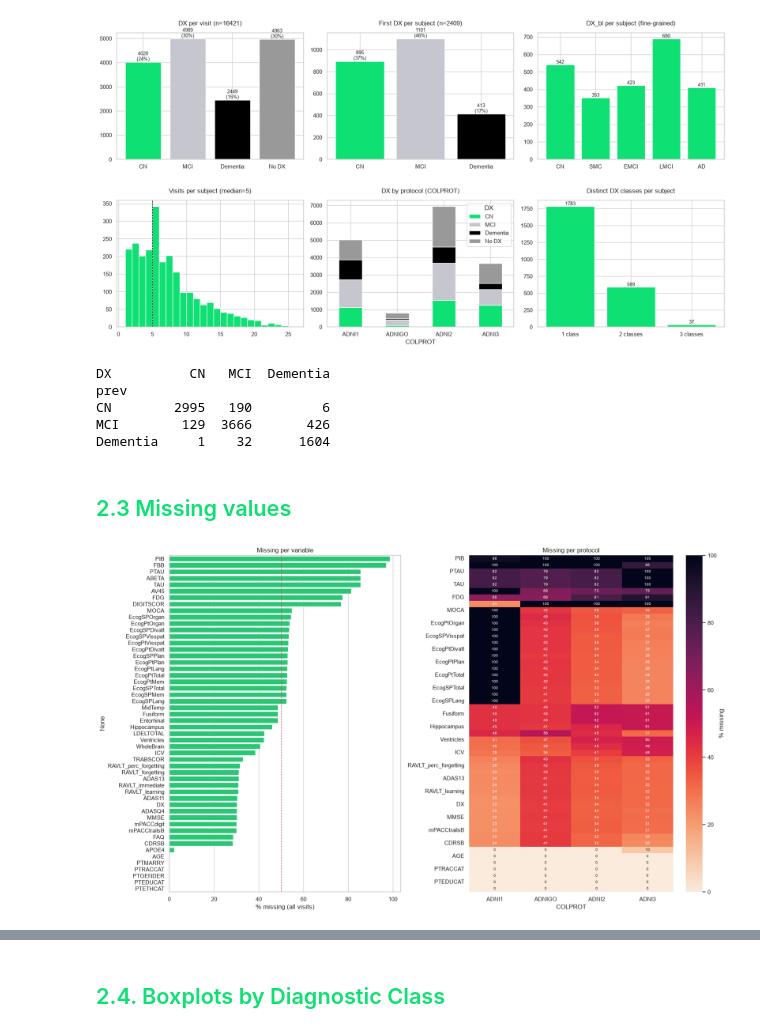
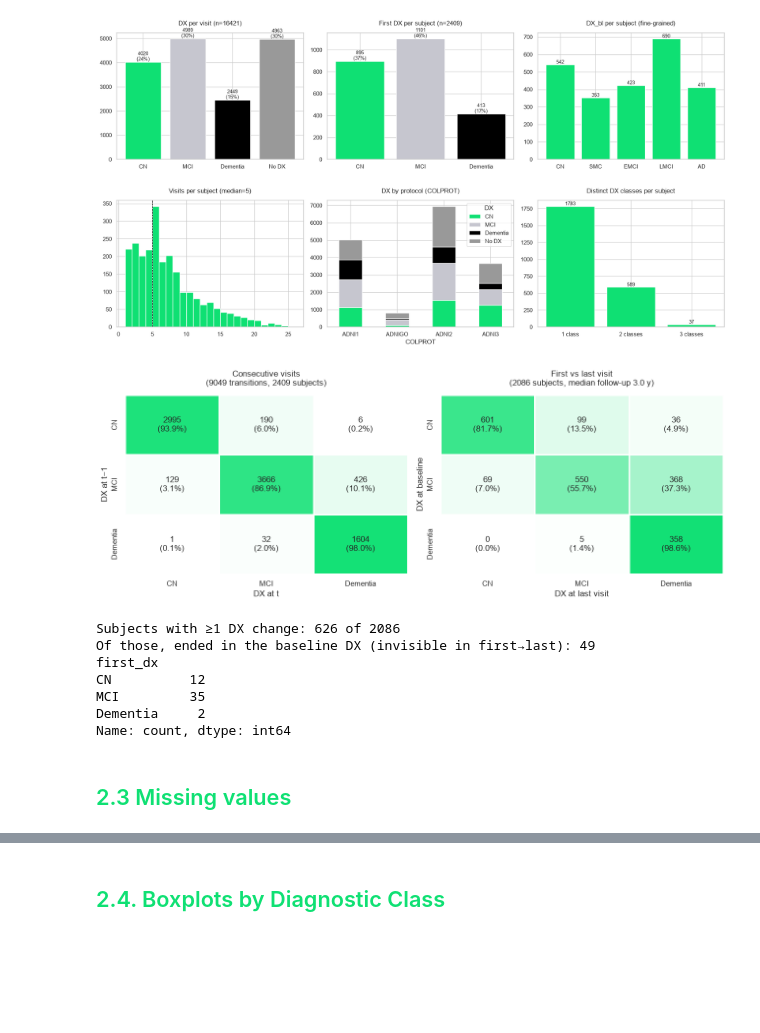
Before and after one commit to mariafranciscag/ADNI-MERGE, a Jupyter notebook: main_notebook.ipynb, the cells around one changed output, grey strips where cells are left out. Drawn from its saved outputs; the diff is of its cells as text; code cells hidden in the pictures; blank space fills up the shorter version.

Commit message:
IMPR: efficiency, NAs baseline, Kruskal-Wallis, Decision table

```diff
--- a/main_notebook.ipynb
+++ b/main_notebook.ipynb
@@ -432,7 +458,7 @@ num = ["AGE", "PTEDUCAT", "APOE4", "MMSE", "MOCA", "CDRSB", "ADAS11", "ADAS13",
        "FDG", "ABETA", "TAU", "PTAU"]
 # %%
 n_before = len(adni_data)
-df_dx = adni_data.dropna(subset=["DX"]).sort_values(["RID", "Month"]).copy()
+df_dx = adni_data.dropna(subset=["DX"]).sort_values(["RID", "Month"])
 n_dropped = n_before - len(df_dx)
 
 print(f"Rows dropped (missing DX): {n_dropped} ({n_dropped / n_before:.1%})")
@@ -527,17 +561,54 @@ save_fig("01_target_overview")
 plt.show()
 # %% [output]
 [figure]
-# %%
-# DX transitions between consecutive visits
-dd = df_dx.copy()
-dd["prev"] = dd.groupby("RID")["DX"].shift()
-print(pd.crosstab(dd["prev"], dd["DX"]).reindex(index=ORDER, columns=ORDER))
-# %% [output]
-DX          CN   MCI  Dementia
-prev
-CN        2995   190         6
-MCI        129  3666       426
-Dementia     1    32      1604
+# %%
+SEQ_CMAP = LinearSegmentedColormap.from_list("adni_seq", ["#ffffff", "#0fe073"])
+
+def trans_heatmap(prev, curr, ax, title, ylabel, xlabel):
+    t = pd.crosstab(prev, curr).reindex(index=ORDER, columns=ORDER, fill_value=0)
+    pct = t.div(t.sum(axis=1), axis=0) * 100
+    annot = t.astype(str) + "\n(" + pct.round(1).astype(str) + "%)"
+    sns.heatmap(pct, annot=annot, fmt="", cmap=SEQ_CMAP, vmin=0, vmax=100, cbar=False,
+                linewidths=1, linecolor="white", ax=ax)
+    ax.set_title(title, pad=14); ax.set_ylabel(ylabel); ax.set_xlabel(xlabel)
+    return t
+
+# (a) Consecutive visits with DX
+dd = df_dx[["RID", "Month", "DX"]].copy()
+dd["prev"] = dd.groupby("RID")["DX"].shift()
+
+# (b) First vs last visit with DX (only subjects with ≥2 visits with DX)
+fl = df_dx.groupby("RID").agg(first_dx=("DX", "first"), last_dx=("DX", "last"),
+                              n_visits=("DX", "size"), fu_months=("Month", "max"))
+fl = fl[fl["n_visits"] > 1]
+
+fig, ax = plt.subplots(1, 2, figsize=(13, 5))
+t_a = trans_heatmap(dd["prev"], dd["DX"], ax[0],
+                    f"Consecutive visits\n({int(dd['prev'].notna().sum())} transitions, "
+                    f"{dd['RID'].nunique()} subjects)", "DX at t−1", "DX at t")
+t_b = trans_heatmap(fl["first_dx"], fl["last_dx"], ax[1],
+                    f"First vs last visit\n({len(fl)} subjects, median follow-up "
+                    f"{fl['fu_months'].median() / 12:.1f} y)", "DX at baseline", "DX at last visit")
+plt.tight_layout()
+save_fig("01b_target_transitions")
+plt.show()
+
+# What first-last hides: subjects who changed DX but ended where they started
+n_changes = (dd["prev"].notna() & (dd["DX"] != dd["prev"])).groupby(dd["RID"]).sum()
+fl["n_changes"] = n_changes.reindex(fl.index)
+oscillating = fl[(fl["n_changes"] > 0) & (fl["first_dx"] == fl["last_dx"])]
+print(f"Subjects with ≥1 DX change: {(fl['n_changes'] > 0).sum()} of {len(fl)}")
+print(f"Of those, ended in the baseline DX (invisible in first→last): {len(oscillating)}")
+print(oscillating["first_dx"].value_counts().reindex(ORDER))
+# %% [output]
+[figure, added]
+Subjects with ≥1 DX change: 626 of 2086
+Of those, ended in the baseline DX (invisible in first→last): 49
+first_dx
+CN          12
+MCI         35
+Dementia     2
+Name: count, dtype: int64
 # %% [markdown]
 <a id="section-2-3"></a>
 
@@ -547,20 +618,3 @@ skip = {"update_stamp", "RID", "COLPROT", "ORIGPROT", "PTID", "SITE", "VISCODE",
         "Years_bl", "IMAGEUID", "FSVERSION", "FLDSTRENG", "EXAMDATE_bl", "LDELTOTAL_BL", "DX_bl"}
 cols = [c for c in adni_data.columns
         if not c.endswith(("_bl", "_censored")) and c not in skip]
-# %%
-miss = adni_data[cols].isna().mean().sort_values(ascending=False) * 100
-fig, ax = plt.subplots(1, 2, figsize=(17, 10), gridspec_kw={"width_ratios": [1, 1.1]})
-sns.barplot(x=miss.values, y=miss.index, ax=ax[0], color="#0fe073")
-ax[0].axvline(50, color="r", ls="--", lw=1)
-ax[0].set_xlabel("% missing (all visits)"); ax[0].set_title("Missing per variable")
-
-heat_map = adni_data.groupby("COLPROT")[cols].apply(lambda g: g.isna().mean() * 100).T
-heat_map = heat_map[["ADNI1", "ADNIGO", "ADNI2", "ADNI3"]].loc[miss.index]
-sns.heatmap(heat_map, ax=ax[1], cmap="rocket_r", annot=True, fmt=".0f", annot_kws={"size": 7},
-            cbar_kws={"label": "% missing"}, vmin=0, vmax=100)
-ax[1].set_title("Missing per protocol"); ax[1].set_ylabel("")
-plt.tight_layout()
-save_fig("02_missing_values")
-plt.show()
-# %% [output]
-[figure, removed]
```
Also changed, not shown: parts of 38 cells of this notebook.
